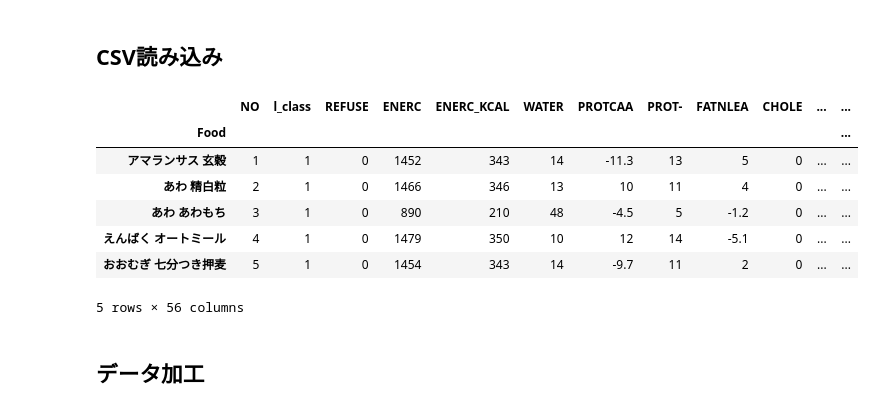
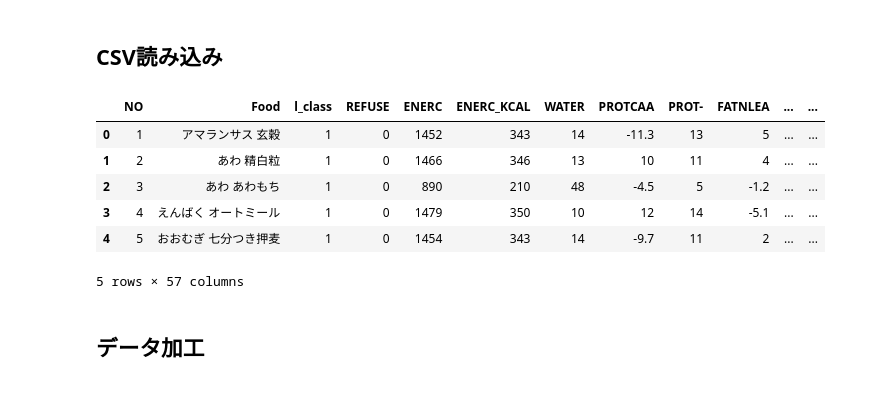
Before and after one commit to harukary/PythonTraining, a Jupyter notebook: pandas_csv.ipynb, the cells around one changed output. Cells and saved outputs as stored; diff of their text form; code cells hidden in the pictures.

```diff
--- a/pandas.ipynb
+++ b/pandas_csv.ipynb
@@ -9,17 +9,16 @@ import pandas as pd
 # %% [markdown]
 ## CSV読み込み
 # %%
-df = pd.read_csv('data/food.csv', index_col=1)
+df = pd.read_csv('data/food.csv') #, index_col=1
 display(df.head())
 # %% [output]
-|  | NO | l_class | REFUSE | ENERC | ENERC_KCAL | WATER | PROTCAA | PROT- | FATNLEA | CHOLE | ... | ... |
-| Food |  |  |  |  |  |  |  |  |  |  |  | ... |
-| アマランサス 玄穀 | 1 | 1 | 0 | 1452 | 343 | 14 | -11.3 | 13 | 5 | 0 | ... | ... |
-| あわ 精白粒 | 2 | 1 | 0 | 1466 | 346 | 13 | 10 | 11 | 4 | 0 | ... | ... |
-| あわ あわもち | 3 | 1 | 0 | 890 | 210 | 48 | -4.5 | 5 | -1.2 | 0 | ... | ... |
-| えんばく オートミール | 4 | 1 | 0 | 1479 | 350 | 10 | 12 | 14 | -5.1 | 0 | ... | ... |
-| おおむぎ 七分つき押麦 | 5 | 1 | 0 | 1454 | 343 | 14 | -9.7 | 11 | 2 | 0 | ... | ... |
+|  | NO | Food | l_class | REFUSE | ENERC | ENERC_KCAL | WATER | PROTCAA | PROT- | FATNLEA | ... | ... |
+| 0 | 1 | アマランサス 玄穀 | 1 | 0 | 1452 | 343 | 14 | -11.3 | 13 | 5 | ... | ... |
+| 1 | 2 | あわ 精白粒 | 1 | 0 | 1466 | 346 | 13 | 10 | 11 | 4 | ... | ... |
+| 2 | 3 | あわ あわもち | 1 | 0 | 890 | 210 | 48 | -4.5 | 5 | -1.2 | ... | ... |
+| 3 | 4 | えんばく オートミール | 1 | 0 | 1479 | 350 | 10 | 12 | 14 | -5.1 | ... | ... |
+| 4 | 5 | おおむぎ 七分つき押麦 | 1 | 0 | 1454 | 343 | 14 | -9.7 | 11 | 2 | ... | ... |
-5 rows × 56 columns
+5 rows × 57 columns
 # %% [markdown]
 ## データ加工
 # %%
```
